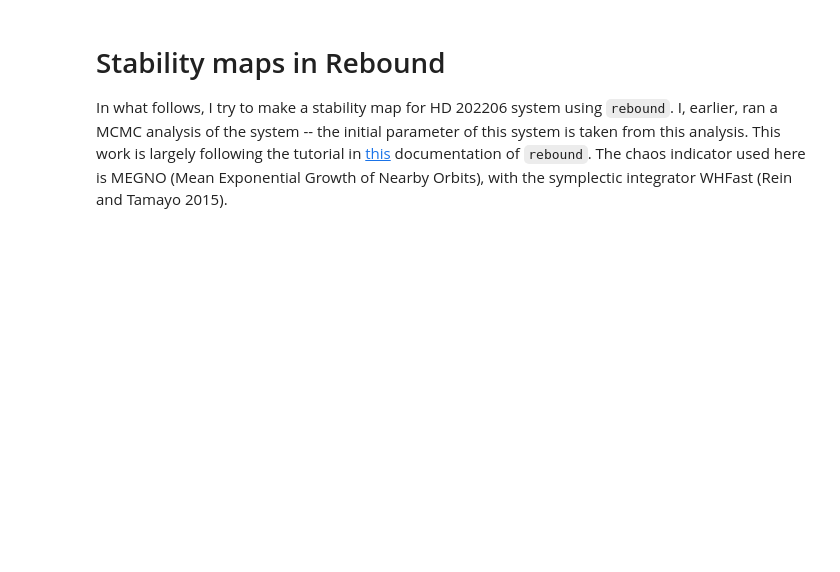
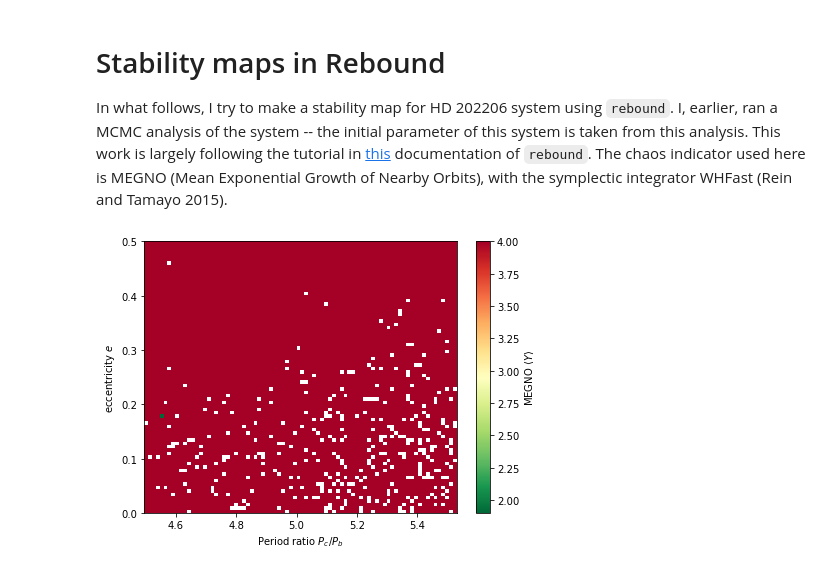
Before and after one commit to Jayshil/planetary-dynamics, a Jupyter notebook: stability_maps.ipynb, the cells around one changed output. Saved outputs shown, nothing was run; the diff lists cells and outputs as text; code cells hidden in the pictures; blank space fills up the shorter version.

```diff
--- a/stability_maps.ipynb
+++ b/stability_maps.ipynb
@@ -30,0 +65,25 @@ m_c = 0.002220 # In mSun
+# %%
+Ngrid = 80
+par_a = np.linspace(2.16,2.48,Ngrid)
+par_e = np.linspace(0.,0.5,Ngrid)
+parameters = []
+for e in par_e:
+    for a in par_a:
+        parameters.append((a,e))
+
+pool = InterruptiblePool()
+results = pool.map(simulation,parameters)
+# %%
+results2d = np.array(results).reshape(Ngrid,Ngrid)
+fig = plt.figure(figsize=(7,5))
+ax = plt.subplot(111)
+extent = [pbpc(min(par_a)), pbpc(max(par_a)), min(par_e), max(par_e)]
+ax.set_xlim(extent[0],extent[1])
+ax.set_xlabel("Period ratio $P_c/P_b$")
+ax.set_ylim(extent[2],extent[3])
+ax.set_ylabel("eccentricity $e$")
+im = ax.imshow(results2d, interpolation="none", vmin=1.9, vmax=4, cmap="RdYlGn_r", origin="lower", aspect='auto', extent=extent)
+cb = plt.colorbar(im, ax=ax)
+cb.set_label("MEGNO $\\langle Y \\rangle$")
+# %% [output]
+[figure, added]
```
Also changed, not shown: parts of 3 cells of this notebook.
